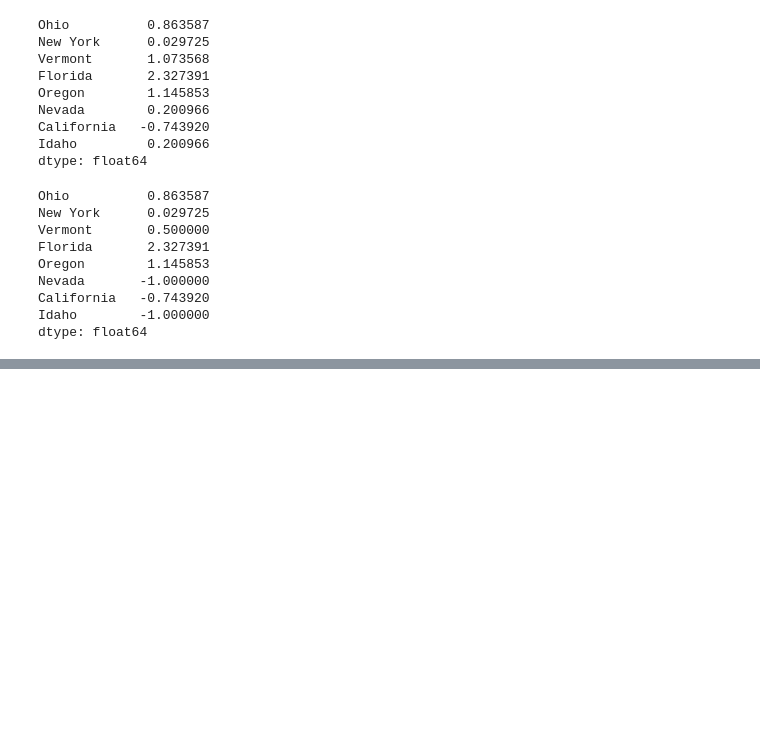
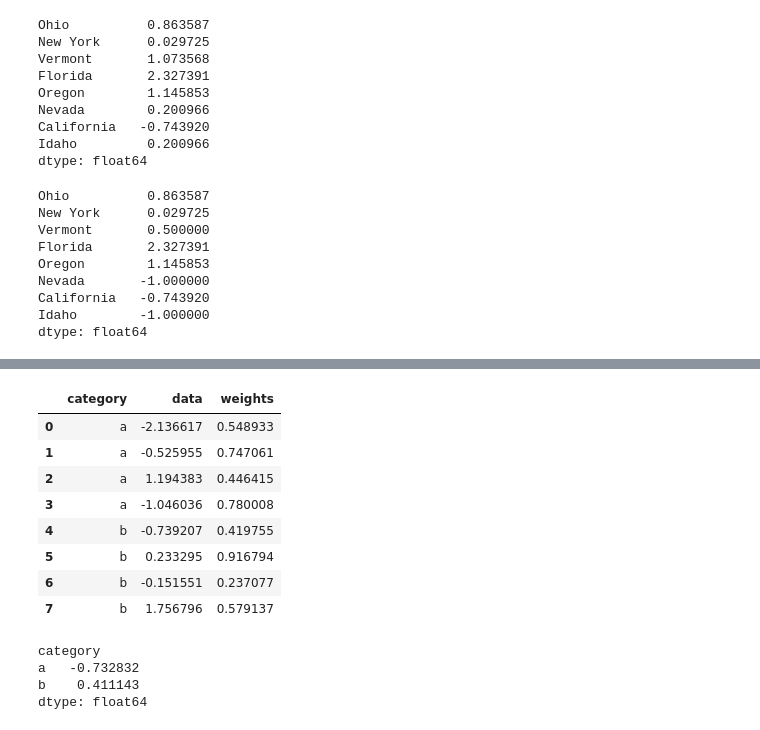
Before and after one commit to Roooooobin/Python-for-Data-Analysis-Practice, a Jupyter notebook: Data Aggregation and Group Operations.ipynb, the cells around one changed output, grey strips where cells are left out. Drawn from its saved outputs; the diff is of its cells as text; code cells hidden in the pictures; blank space fills up the shorter version.

```diff
--- a/Data Aggregation and Group Operations.ipynb
+++ b/Data Aggregation and Group Operations.ipynb
@@ -596,0 +651,24 @@ dtype: float64
+# %%
+# group weighted average and correlation
+df = pd.DataFrame({'category': ['a', 'a', 'a', 'a',
+                                'b', 'b', 'b', 'b'],
+                   'data': np.random.randn(8),
+                   'weights': np.random.rand(8)})
+df
+grouped = df.groupby('category')
+get_wavg = lambda g: np.average(g['data'], weights=g['weights'])
+grouped.apply(get_wavg)
+# %% [output]
+|  | category | data | weights |
+| 0 | a | -2.136617 | 0.548933 |
+| 1 | a | -0.525955 | 0.747061 |
+| 2 | a | 1.194383 | 0.446415 |
+| 3 | a | -1.046036 | 0.780008 |
+| 4 | b | -0.739207 | 0.419755 |
+| 5 | b | 0.233295 | 0.916794 |
+| 6 | b | -0.151551 | 0.237077 |
+| 7 | b | 1.756796 | 0.579137 |
+category
+a   -0.732832
+b    0.411143
+dtype: float64
```
Also changed, not shown: parts of 4 cells of this notebook.
